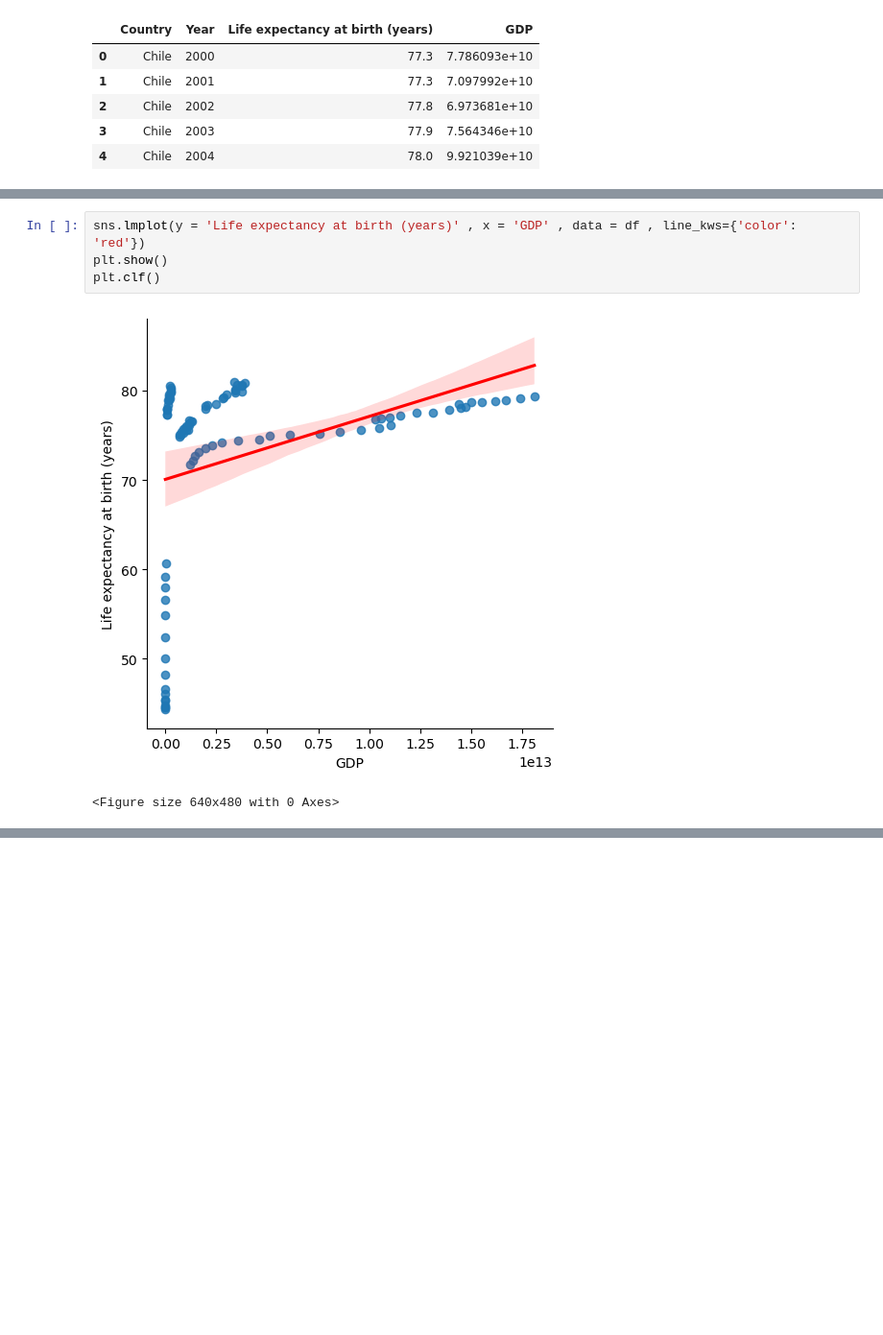
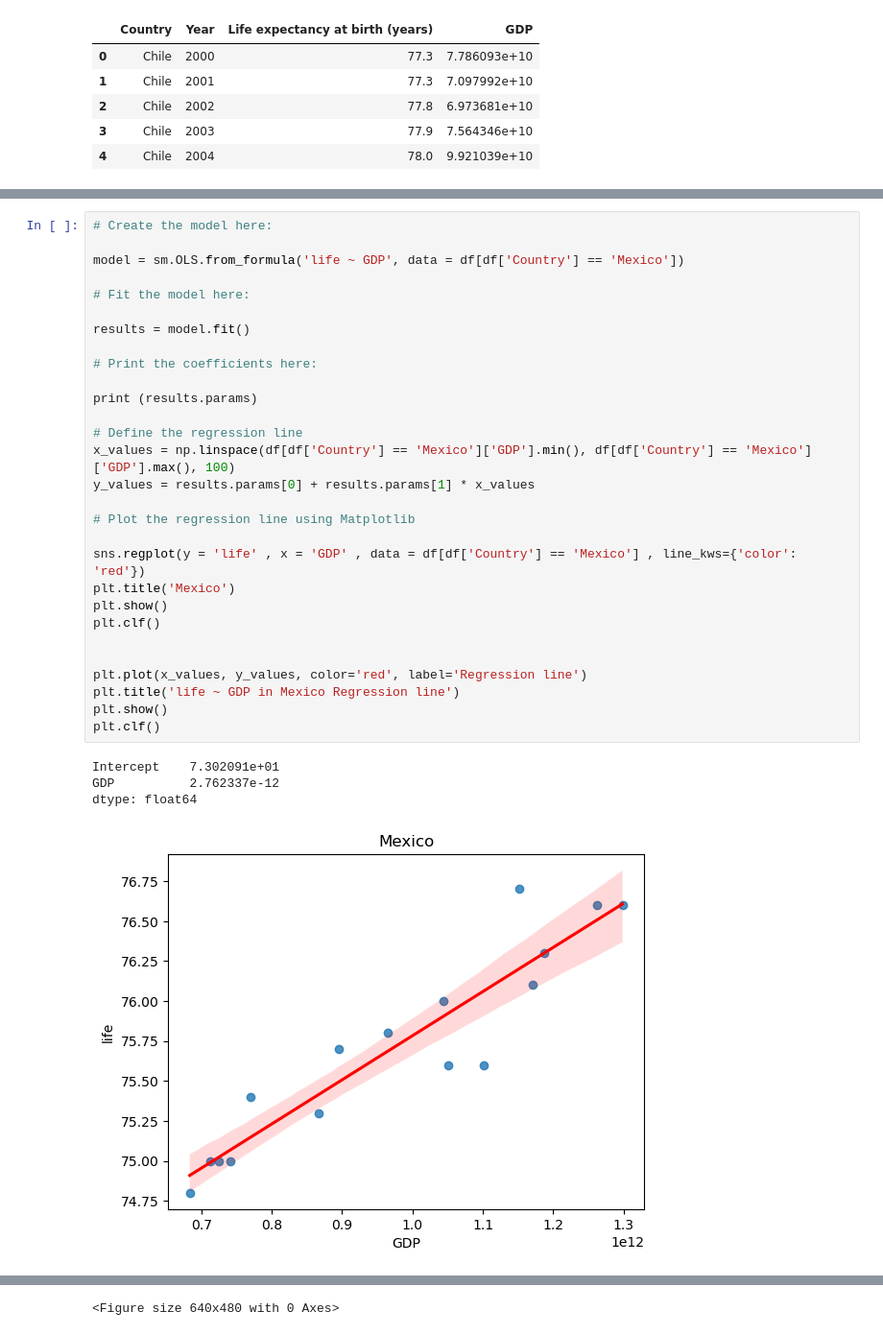
Before and after one commit to Pouria-Zarrin/GDP, a Jupyter notebook: life_expectancy_gdp.ipynb, the cells around one changed output, grey strips where cells are left out. Shown at 96% size. Cells and saved outputs as stored; diff of their text form; blank space fills up the shorter version.

```diff
--- a/life_expectancy_gdp.ipynb
+++ b/life_expectancy_gdp.ipynb
@@ -162,7 +157,34 @@ NameError: name 'sm' is not defined
-# %%
-sns.lmplot(y = 'Life expectancy at birth (years)' , x = 'GDP' , data = df , line_kws={'color': 'red'})
-plt.show()
-plt.clf()
-# %% [output]
-[figure, removed]
-<Figure size 640x480 with 0 Axes>
+# %%
+# Create the model here:
+
+model = sm.OLS.from_formula('life ~ GDP', data = df[df['Country'] == 'Mexico'])
+
+# Fit the model here:
+
+results = model.fit()
+
+# Print the coefficients here:
+
+print (results.params)
+
+# Define the regression line
+x_values = np.linspace(df[df['Country'] == 'Mexico']['GDP'].min(), df[df['Country'] == 'Mexico']['GDP'].max(), 100)
+y_values = results.params[0] + results.params[1] * x_values
+
+# Plot the regression line using Matplotlib
+
+sns.regplot(y = 'life' , x = 'GDP' , data = df[df['Country'] == 'Mexico'] , line_kws={'color': 'red'})
+plt.title('Mexico')
+plt.show()
+plt.clf()
+
+
+plt.plot(x_values, y_values, color='red', label='Regression line')
+plt.title('life ~ GDP in Mexico Regression line')
+plt.show()
+plt.clf()
+# %% [output]
+Intercept    7.302091e+01
+GDP          2.762337e-12
+dtype: float64
+[figure, added]
@@ -168,0 +192 @@ plt.clf()
+<Figure size 640x480 with 0 Axes>
```
Also changed, not shown: parts of 5 cells of this notebook.
